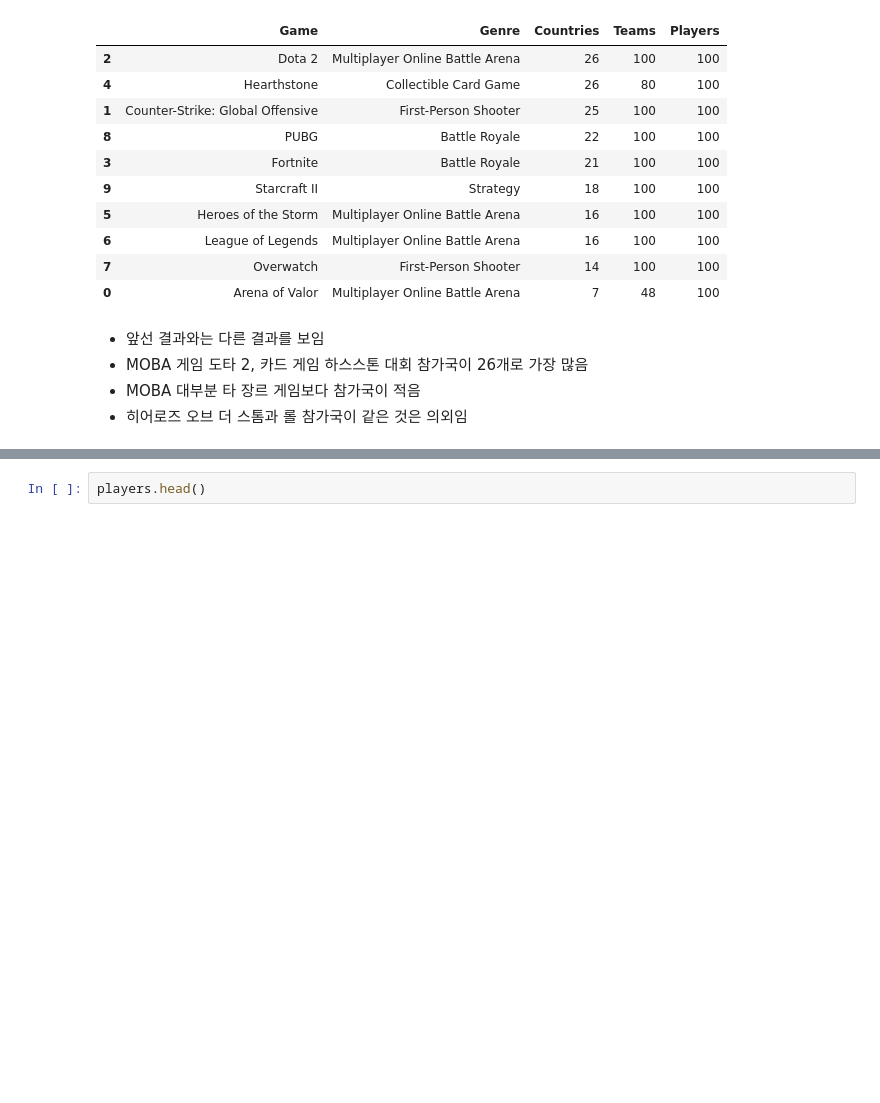
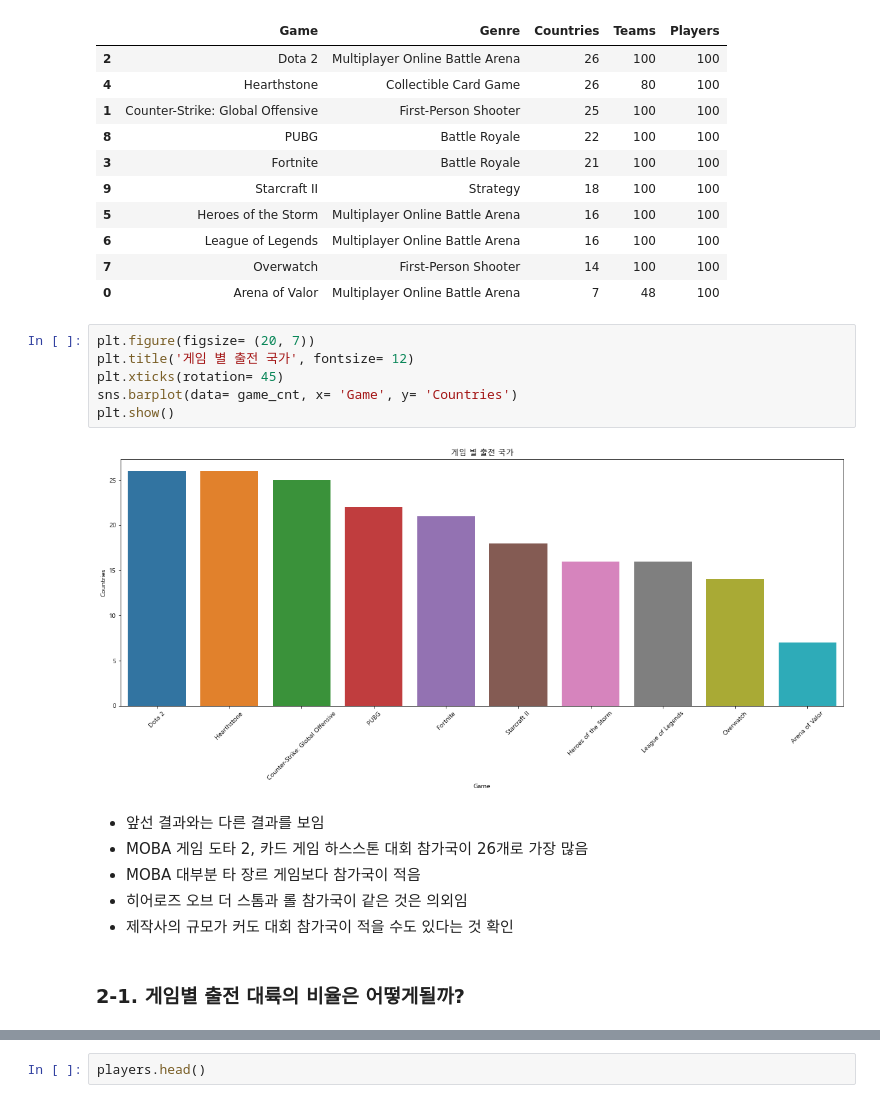
Before and after one commit to chester911/MainProjects, a Jupyter notebook: games/e-sports/earnings/e_sports_earning.ipynb, the cells around one changed output, grey strips where cells are left out. Drawn from its saved outputs; the diff is of its cells as text; blank space fills up the shorter version.

```diff
--- a/games/e-sports/earnings/e_sports_earning.ipynb
+++ b/games/e-sports/earnings/e_sports_earning.ipynb
@@ -171,8 +179,19 @@ game_cnt
 | 6 | League of Legends | Multiplayer Online Battle Arena | 16 | 100 | 100 |
 | 7 | Overwatch | First-Person Shooter | 14 | 100 | 100 |
 | 0 | Arena of Valor | Multiplayer Online Battle Arena | 7 | 48 | 100 |
+# %%
+plt.figure(figsize= (20, 7))
+plt.title('게임 별 출전 국가', fontsize= 12)
+plt.xticks(rotation= 45)
+sns.barplot(data= game_cnt, x= 'Game', y= 'Countries')
+plt.show()
+# %% [output]
+[figure, added]
 # %% [markdown]
 * 앞선 결과와는 다른 결과를 보임
 * MOBA 게임 도타 2, 카드 게임 하스스톤 대회 참가국이 26개로 가장 많음
 * MOBA 대부분 타 장르 게임보다 참가국이 적음
 * 히어로즈 오브 더 스톰과 롤 참가국이 같은 것은 의외임
+* 제작사의 규모가 커도 대회 참가국이 적을 수도 있다는 것 확인
+# %% [markdown]
+### 2-1. 게임별 출전 대륙의 비율은 어떻게될까?
```
Also changed, not shown: parts of 23 cells of this notebook.
